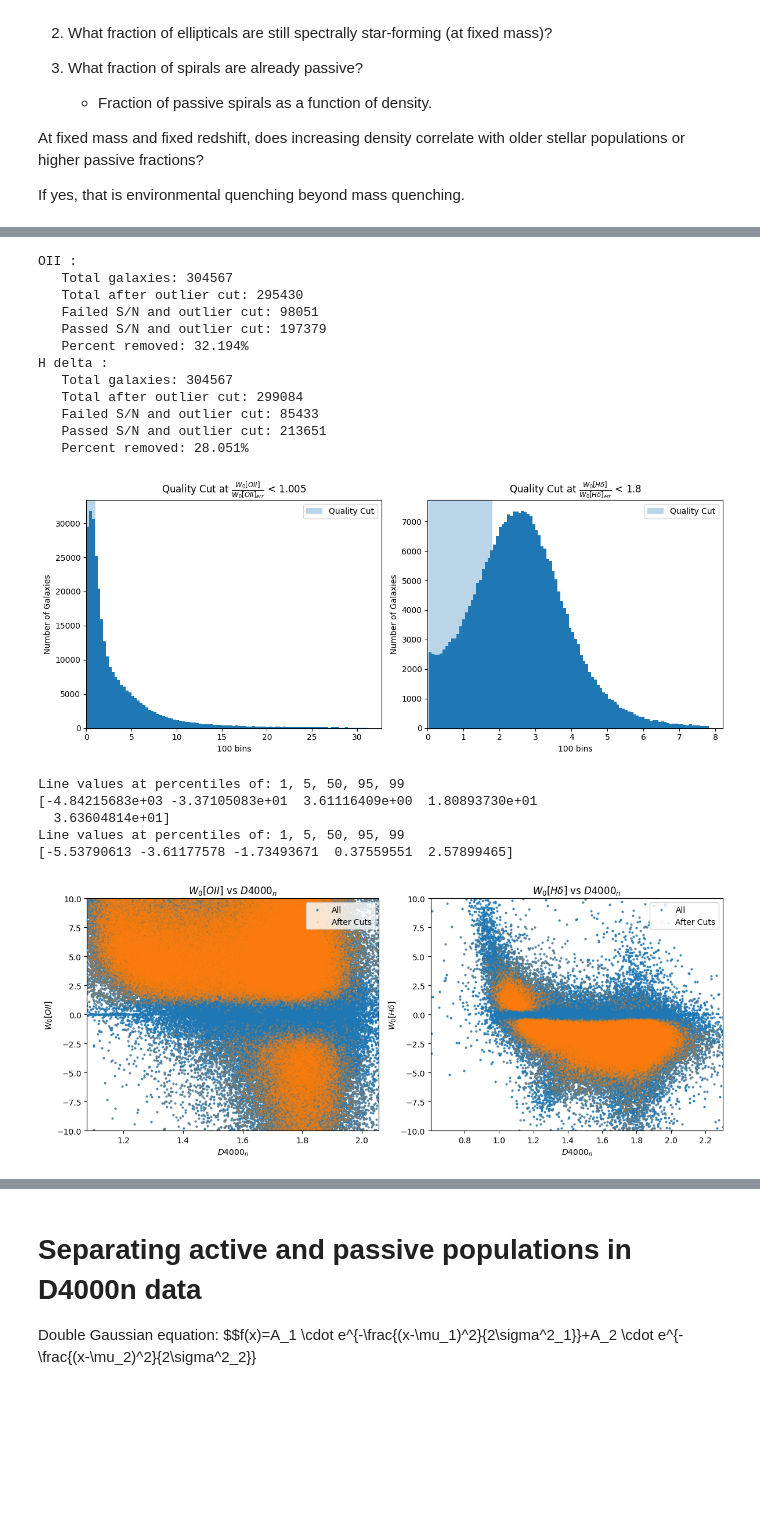
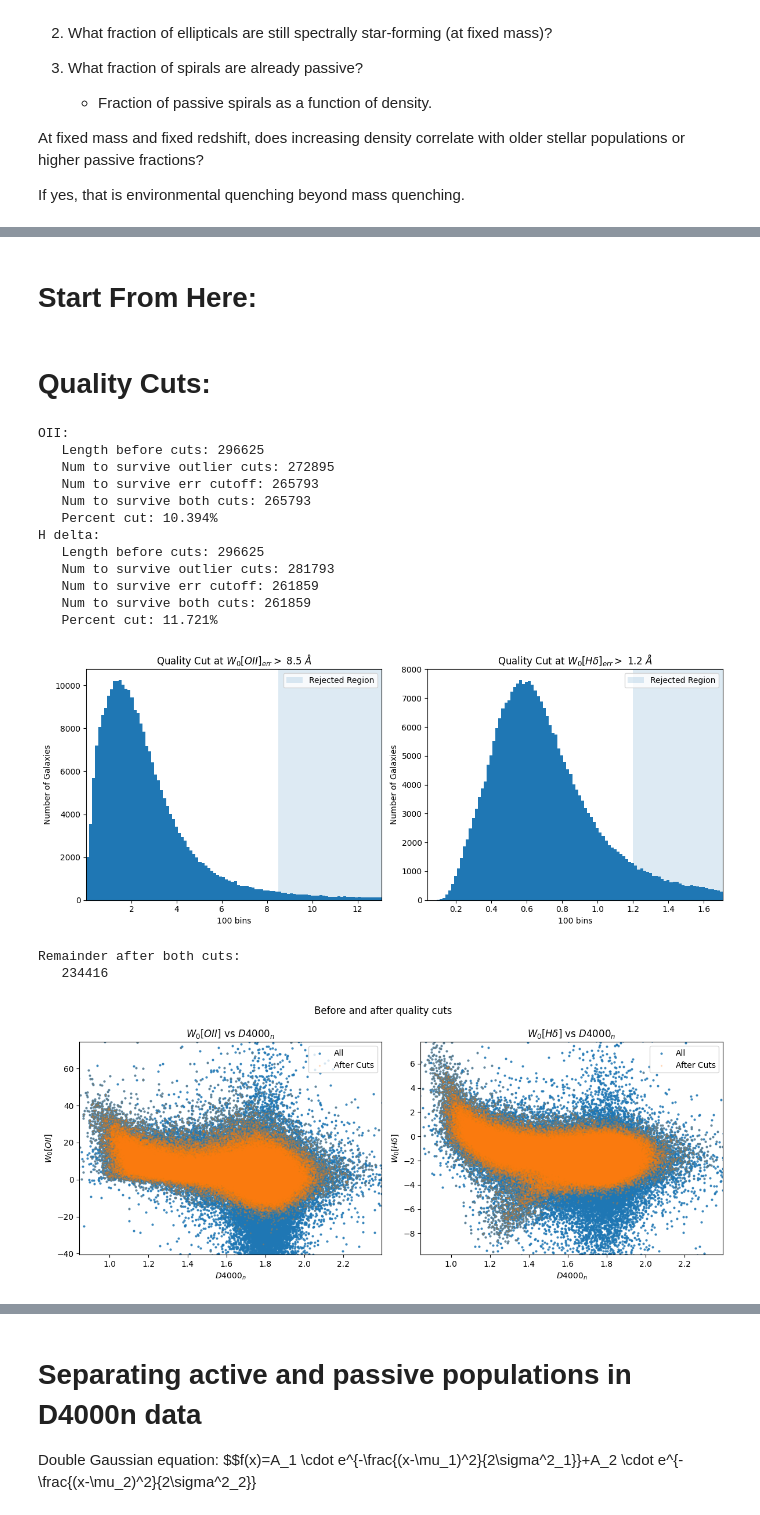
Before and after one commit to maraMaraschino/capstone-project, a Jupyter notebook: timescapes-notebook.ipynb, the cells around one changed output, grey strips where cells are left out. Saved outputs shown, nothing was run; the diff lists cells and outputs as text; code cells hidden in the pictures; blank space fills up the shorter version.

```diff
--- a/timescapes-notebook.ipynb
+++ b/timescapes-notebook.ipynb
@@ -1058,0 +1157,2 @@ NameError: name 'result' is not defined
+# %% [markdown]
+# Start From Here:
@@ -1059,5 +1182,7 @@ NameError: name 'result' is not defined
+# %% [markdown]
+# Quality Cuts:
 # %%
-def plot_err_distribution_cuts(line_err, err_cutoff, line_name, cut_ratio, low, high, bins=100, ax=None):
+def plot_err_distribution_cuts(line_err, err_cutoff, line_name, low, high, bins=100, ax=None):
     """
     Plot the EW_err distribution for a given line (oii or h delta).
     Use low/high parameters to clip outliers.
@@ -1075,20 +1200,22 @@ def plot_err_distribution_cuts(line_err, err_cutoff, line_name, cut_ratio, low,
 
     low_cut, high_cut = np.percentile(line_err, [low, high])
     outlier_mask = (line_err >= low_cut) & (line_err <= high_cut)
-    err_cutoff_mask = line_err > err_cutoff
+    err_cutoff_mask = line_err < err_cutoff
     survivor_mask = outlier_mask & err_cutoff_mask
     print(f"{print_line}:")
     print(f"   Length before cuts: {len(line_err)}")
-    print(f"   Num to survive outlier cuts: {np.sum(line_err[outlier_mask])}")
-    print(f"   Num to survive err cutoff: {np.sum(line_err[err_cutoff_mask])}")
-    print(f"   Num to survive both cuts: {np.sum(line_err[survivor_mask])}")
+    print(f"   Num to survive outlier cuts: {np.sum(outlier_mask)}")
+    print(f"   Num to survive err cutoff: {np.sum(err_cutoff_mask)}")
+    print(f"   Num to survive both cuts: {np.sum(survivor_mask)}")
+    print(f"   Percent cut: {(1 - np.sum(survivor_mask)/len(line_err))*100:.3f}%")
 
     if ax is not None:
-        ax.hist(line_err, bins=bins)
+        ax.axvspan(err_cutoff, high_cut, alpha=0.15, label="Rejected Region")
+        ax.hist(line_err[outlier_mask], bins=bins)
         ax.set_xlabel(f'{bins} bins')
+        ax.set_xlim(low_cut, high_cut)
         ax.set_ylabel("Number of Galaxies")
-        ax.set_title(rf"Quality Cut at ${title_val}$ < {cut_ratio}")
-        ax.set_xlim(left=0)
+        ax.set_title(rf"Quality Cut at ${title_val}$ {err_cutoff} $\AA$")
         ax.legend()
         ax.figure.tight_layout()
 
@@ -1109,8 +1236,6 @@ def visualize_q_cuts(line_vals, d4000_vals, line_name, survivor_mask, xlimleft,
     # Mask D4000n outliers
     xlow, xhigh = np.percentile(d4000n_vals, [xlimleft, xlimright])
     ylow, yhigh = np.percentile(line_vals, [ylimleft, ylimright])
-    print(f'Line values at percentiles of: 1, 5, 50, 95, 99')
-    print(np.percentile(line_vals, [1, 5, 50, 95, 99]))
 
     # All galaxies after D4000n outliers cut
     ax.scatter(d4000n_vals, line_vals, s=4, alpha=0.8, label="All")
@@ -1121,48 +1246,48 @@ def visualize_q_cuts(line_vals, d4000_vals, line_name, survivor_mask, xlimleft,
     ax.set_xlabel(r'$D4000_n$')
     ax.set_ylabel(txt)
     ax.set_xlim(xlow, xhigh)
-    #ax.set_ylim(ylow, yhigh)
-    ax.set_ylim(-10, 10)
+    ax.set_ylim(ylow, yhigh)
+    #ax.set_ylim(-10, 10)
     ax.set_title(rf'{txt} vs $D4000_n$')
     ax.legend(loc='upper right')
-    ax.figure.tight_layout()
 
     return ax
 # %%
 oii_line, hd_line = 'oii_EW', 'h_delta_EW'
 
 fig, (ax1, ax2) = plt.subplots(1, 2, figsize=(12, 5))
-# line, line_err, line_name, cut_ratio, low, high, bins=100, ax=None
+# line_err, err_cutoff, line_name, low, high
 # (oii_vals, oii_err_vals), (hd_vals, hd_err_vals)
-_, oii_survivor_mask = plot_err_distribution_cuts(oii_vals, oii_err_vals, oii_line, 1.005, 0, 97, bins=100, ax=ax1)
-_, hd_survivor_mask = plot_err_distribution_cuts(hd_vals, hd_err_vals, hd_line, 1.8, 0.8, 99, bins=100, ax=ax2)
+_, oii_survivor_mask = plot_err_distribution_cuts(oii_err_vals, 8.5, oii_line, 0, 92, bins=100, ax=ax1)
+_, hd_survivor_mask = plot_err_distribution_cuts(hd_err_vals, 1.2, hd_line, 0, 95, bins=100, ax=ax2)
+plt.savefig('error.png')
 plt.show()
+qc_mask = oii_survivor_mask & hd_survivor_mask
+print(f'Remainder after both cuts:\n   {np.sum(qc_mask)}')
 # %% [output]
-OII :
-   Total galaxies: 304567
-   Total after outlier cut: 295430
-   Failed S/N and outlier cut: 98051
-   Passed S/N and outlier cut: 197379
-   Percent removed: 32.194%
-H delta :
-   Total galaxies: 304567
-   Total after outlier cut: 299084
-   Failed S/N and outlier cut: 85433
-   Passed S/N and outlier cut: 213651
-   Percent removed: 28.051%
+OII:
+   Length before cuts: 296625
+   Num to survive outlier cuts: 272895
+   Num to survive err cutoff: 265793
+   Num to survive both cuts: 265793
+   Percent cut: 10.394%
+H delta:
+   Length before cuts: 296625
+   Num to survive outlier cuts: 281793
+   Num to survive err cutoff: 261859
+   Num to survive both cuts: 261859
+   Percent cut: 11.721%
-[figure, old version]
+[figure, new version]
+Remainder after both cuts:
+   234416
 # %%
 fig, (ax1, ax2) = plt.subplots(1, 2, figsize=(12, 5))
 # line_vals, d4000_vals, line_name, survivor_mask, xlimleft, xlimright, ylimleft, ylimright
 # (oii_vals, oii_err_vals), (hd_vals, hd_err_vals), (d4000n_vals, d4000n_err_vals)
-visualize_q_cuts(oii_vals, d4000n_vals, oii_line, oii_survivor_mask, 2, 99.5, 0.5, 99.99, ax=ax1)
-visualize_q_cuts(hd_vals, d4000n_vals, hd_line, hd_survivor_mask, 0.01, 99.9, 0.01, 99.99, ax=ax2)
-
+visualize_q_cuts(oii_vals, d4000n_vals, oii_line, qc_mask, 0.01, 99.95, 4.85, 99.8, ax=ax1)
+visualize_q_cuts(hd_vals, d4000n_vals, hd_line, qc_mask, 0.01, 99.95, 0.15, 99.95, ax=ax2)
+fig.suptitle("Before and after quality cuts")
+plt.tight_layout()
 plt.show()
 # %% [output]
-Line values at percentiles of: 1, 5, 50, 95, 99
-[-4.84215683e+03 -3.37105083e+01  3.61116409e+00  1.80893730e+01
-  3.63604814e+01]
-Line values at percentiles of: 1, 5, 50, 95, 99
-[-5.53790613 -3.61177578 -1.73493671  0.37559551  2.57899465]
-[figure, old version]
+[figure, new version]
```
Also changed, not shown: parts of 15 cells of this notebook, 1 other file.
